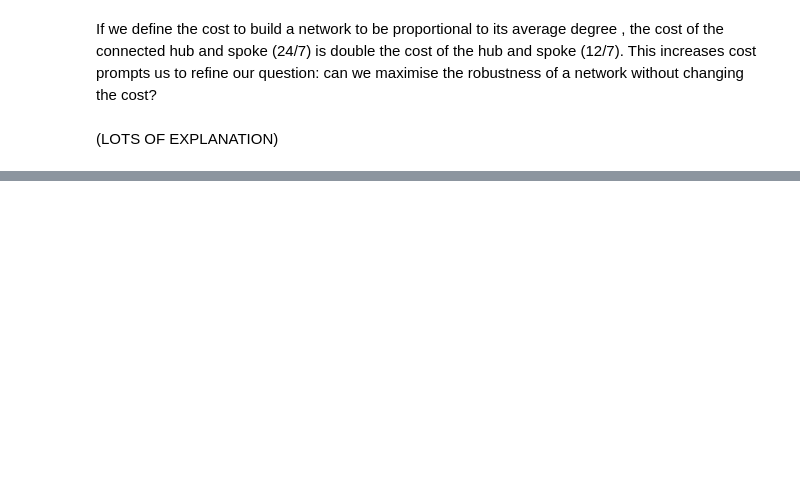
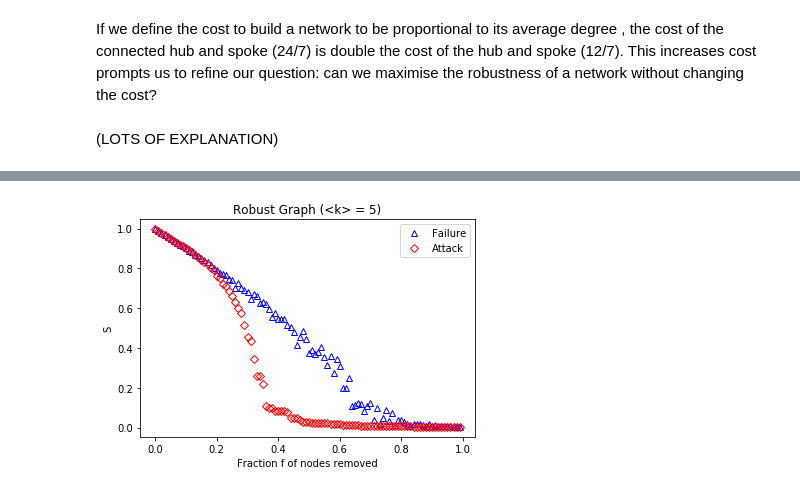
Before and after one commit to DylannBell/complex_networks_attack_tolerance, a Jupyter notebook: CODE/Error & Attack Tolerance Of Complex Networks.ipynb, the cells around one changed output, grey strips where cells are left out. Cells and saved outputs as stored; diff of their text form; code cells hidden in the pictures; blank space fills up the shorter version.

```diff
--- a/CODE/Error & Attack Tolerance Of Complex Networks.ipynb
+++ b/CODE/Error & Attack Tolerance Of Complex Networks.ipynb
@@ -890,0 +834,7 @@ generate_experiment_3_graph("Robust Graph", remove_range, ER_Failure_big_S, ER_A
+# %%
+robust_failure_3 = generate_failure_big_S(centralised_graph_3, remove_range, 300)
+robust_attack_3 = generate_attack_big_S(centralised_graph_3, remove_range, 300)
+
+generate_robust_graph("Robust Graph (<k> = 5)", remove_range, robust_failure_3, robust_attack_3)
+# %% [output]
+[figure, added]
```
Also changed, not shown: parts of 15 cells of this notebook.
